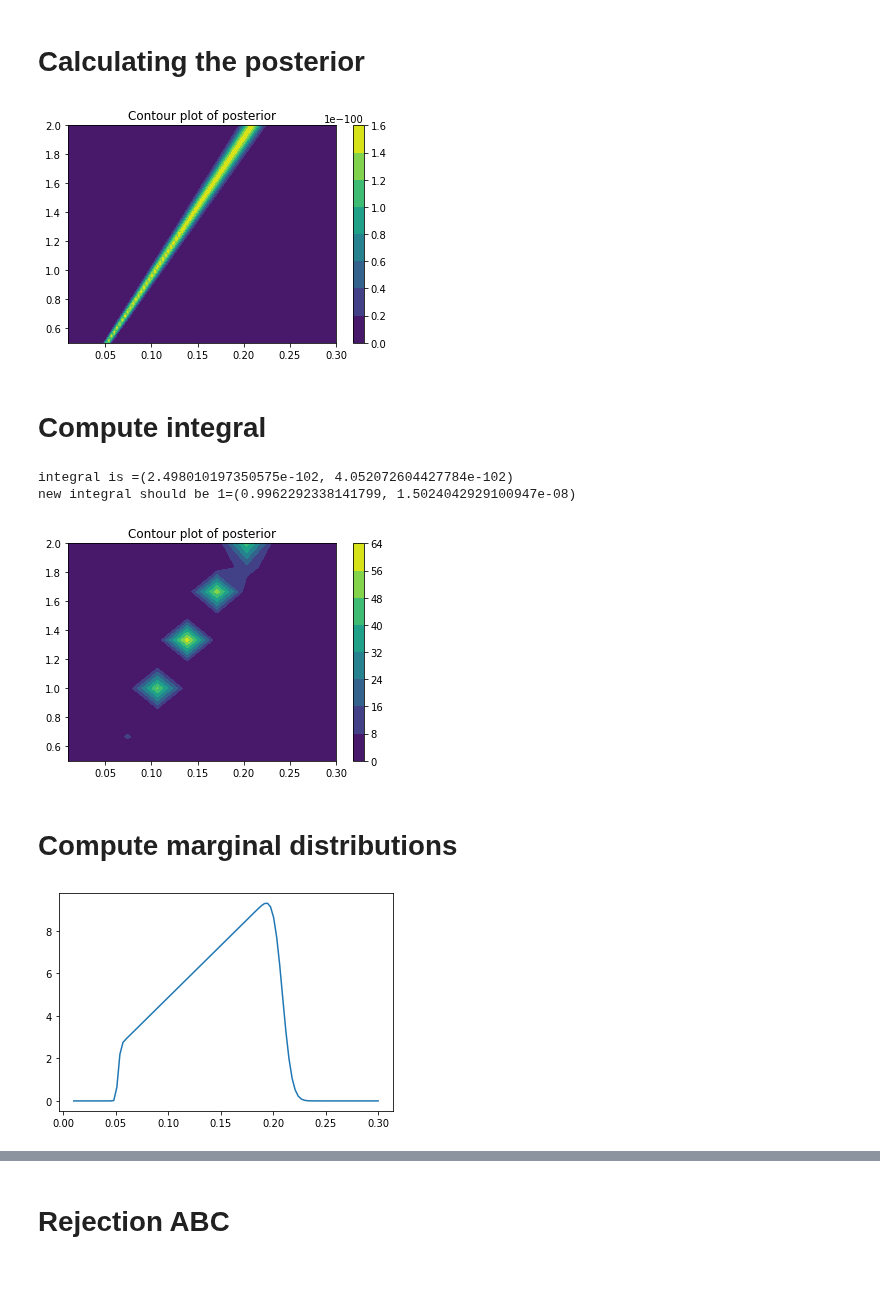
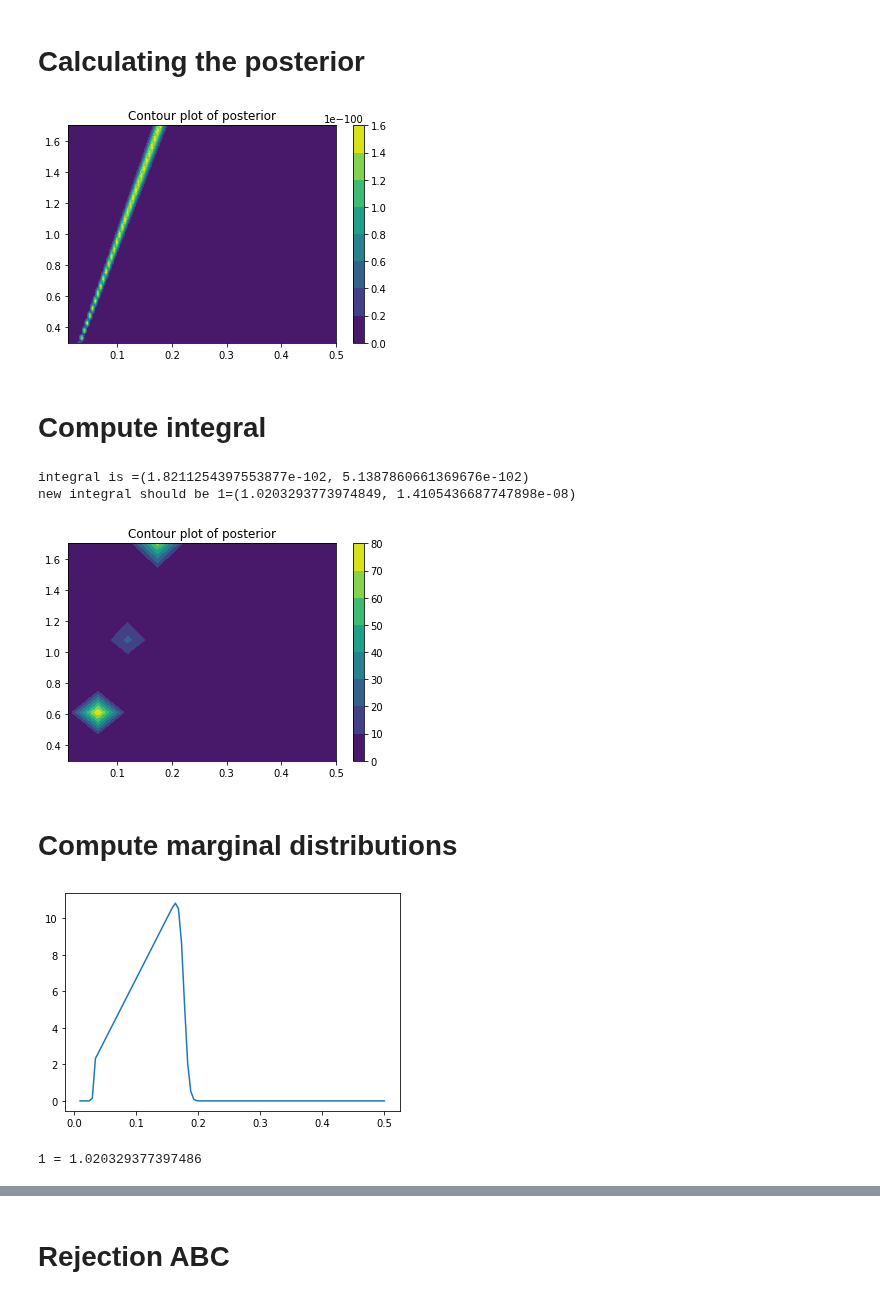
Before and after one commit to pints-team/pints, a Jupyter notebook: production_degradation.ipynb, the cells around one changed output, grey strips where cells are left out. Saved outputs shown, nothing was run; the diff lists cells and outputs as text; code cells hidden in the pictures.

```diff
--- a/production_degradation.ipynb
+++ b/production_degradation.ipynb
@@ -50,17 +50,17 @@ def p_stationary(theta, data):
         prod *= s_stationary(theta, d[0])
     return prod
 # %%
-xlist = np.linspace(0.01, 0.3, 100)
-ylist = np.linspace(0.5, 2, 100)
+xlist = np.linspace(0.01, 0.5, 100)
+ylist = np.linspace(0.3, 1.7, 100)
 X, Y = np.meshgrid(xlist, ylist)
 Z = [[p_stationary([x, y], values[10:]) for x in xlist] for y in ylist]
 fig,ax=plt.subplots(1,1)
 cp = ax.contourf(X, Y, Z)
 fig.colorbar(cp)
 ax.set_title('Contour plot of posterior')
 plt.show()
 # %% [output]
-[figure, old version]
+[figure, new version]
 # %% [markdown]
 # Compute integral
 # %%
@@ -70,27 +70,30 @@ def f(x, y):
     return p_stationary([x, y], values[10:])
 
 def bounds_x(y):
-    return [0.0, 0.3]
+    return [0.0, 0.5]
 
 def bounds_y():
-    return [0.5, 2]
+    return [0.3, 1.7]
 
 res = integrate.nquad(f, [bounds_x, bounds_y])
 
 print("integral is ="+str(res))
 
 def normalized_posterior(x, y):
-    return p_stationary([x, y], values[10:]) / res[0]
+    if 0 <= x and x <= 0.5 and 0.3 <= y and y <= 1.7:
+        return p_stationary([x, y], values[10:]) / res[0]
+    else:
+        return 0
 
 new_approx = integrate.nquad(normalized_posterior, [bounds_x, bounds_y])
 
 print("new integral should be 1="+str(new_approx))
 # %% [output]
-integral is =(2.498010197350575e-102, 4.052072604427784e-102)
-new integral should be 1=(0.9962292338141799, 1.5024042929100947e-08)
+integral is =(1.8211254397553877e-102, 5.1387860661369676e-102)
+new integral should be 1=(1.0203293773974849, 1.4105436687747898e-08)
 # %%
-xlist = np.linspace(0.01, 0.3, 10)
-ylist = np.linspace(0.5, 2, 10)
+xlist = np.linspace(0.01, 0.5, 10)
+ylist = np.linspace(0.3, 1.7, 10)
 X, Y = np.meshgrid(xlist, ylist)
 Z = [[normalized_posterior(x, y) for x in xlist] for y in ylist]
 fig,ax=plt.subplots(1,1)
@@ -99,15 +102,15 @@ fig.colorbar(cp)
 ax.set_title('Contour plot of posterior')
 plt.show()
 # %% [output]
-[figure, old version]
+[figure, new version]
 # %% [markdown]
 # Compute marginal distributions
 # %%
 def marginal_distribution_x(x):
     partial_lam = lambda y : normalized_posterior(x, y)
-    return integrate.quad(partial_lam, 0.5, 2)[0]
+    return integrate.quad(partial_lam, 0.3, 1.7)[0]
 
-thetas = np.linspace(0.01, 0.3, 100)
+thetas = np.linspace(0.01, 0.5, 100)
 
 results = []
 for theta in thetas:
@@ -115,8 +118,13 @@ for theta in thetas:
 
 plt.plot(thetas, results)
 plt.show()
+
+
+res_int_x = integrate.quad(marginal_distribution_x, 0, 0.5)[0]
+print("1 = "+str(res_int_x))
 # %% [output]
-[figure, old version]
+[figure, new version]
+1 = 1.020329377397486
 # %%
 def marginal_distribution_y(y):
     partial_lam = lambda x : normalized_posterior(x, y)
```
Also changed, not shown: parts of 12 cells of this notebook.
